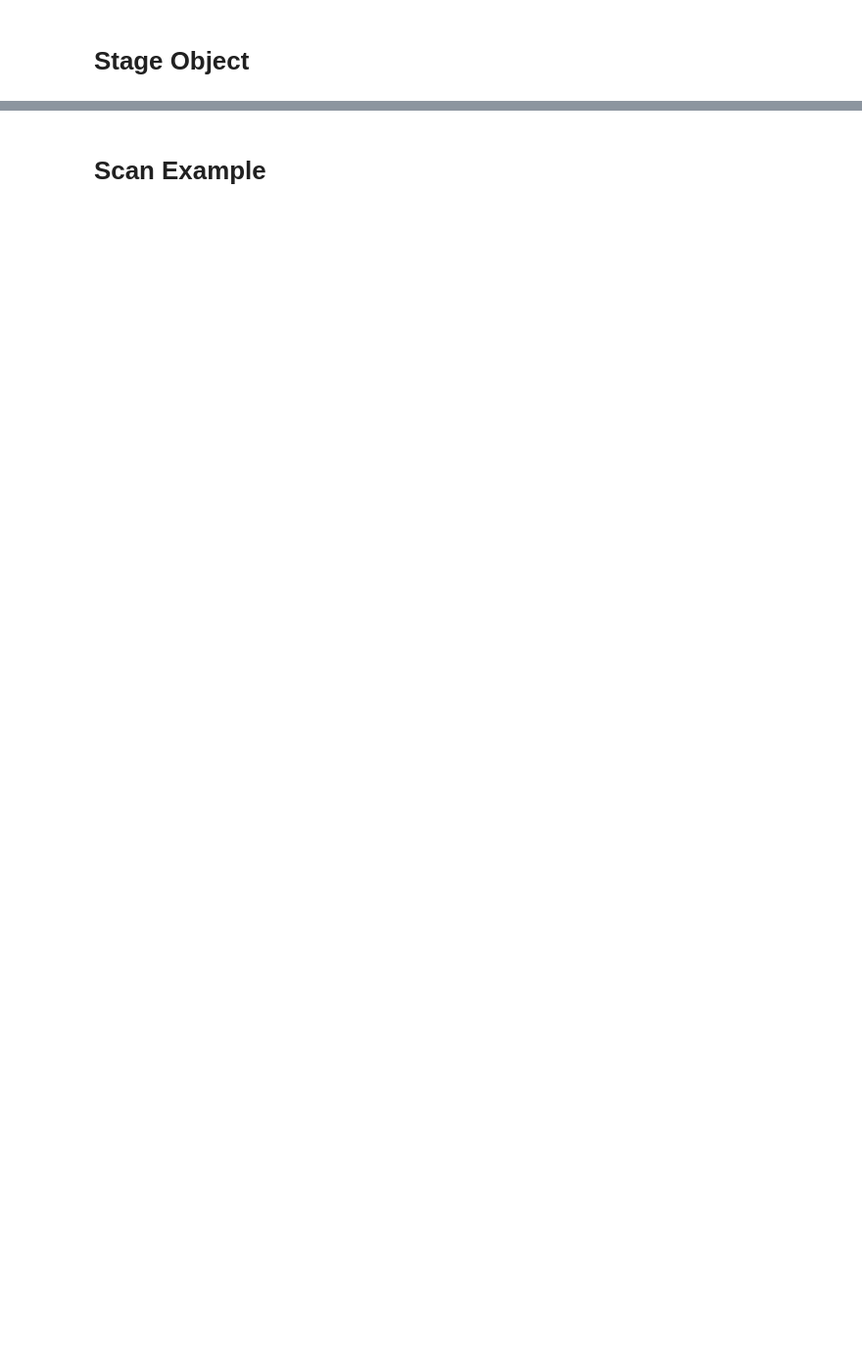
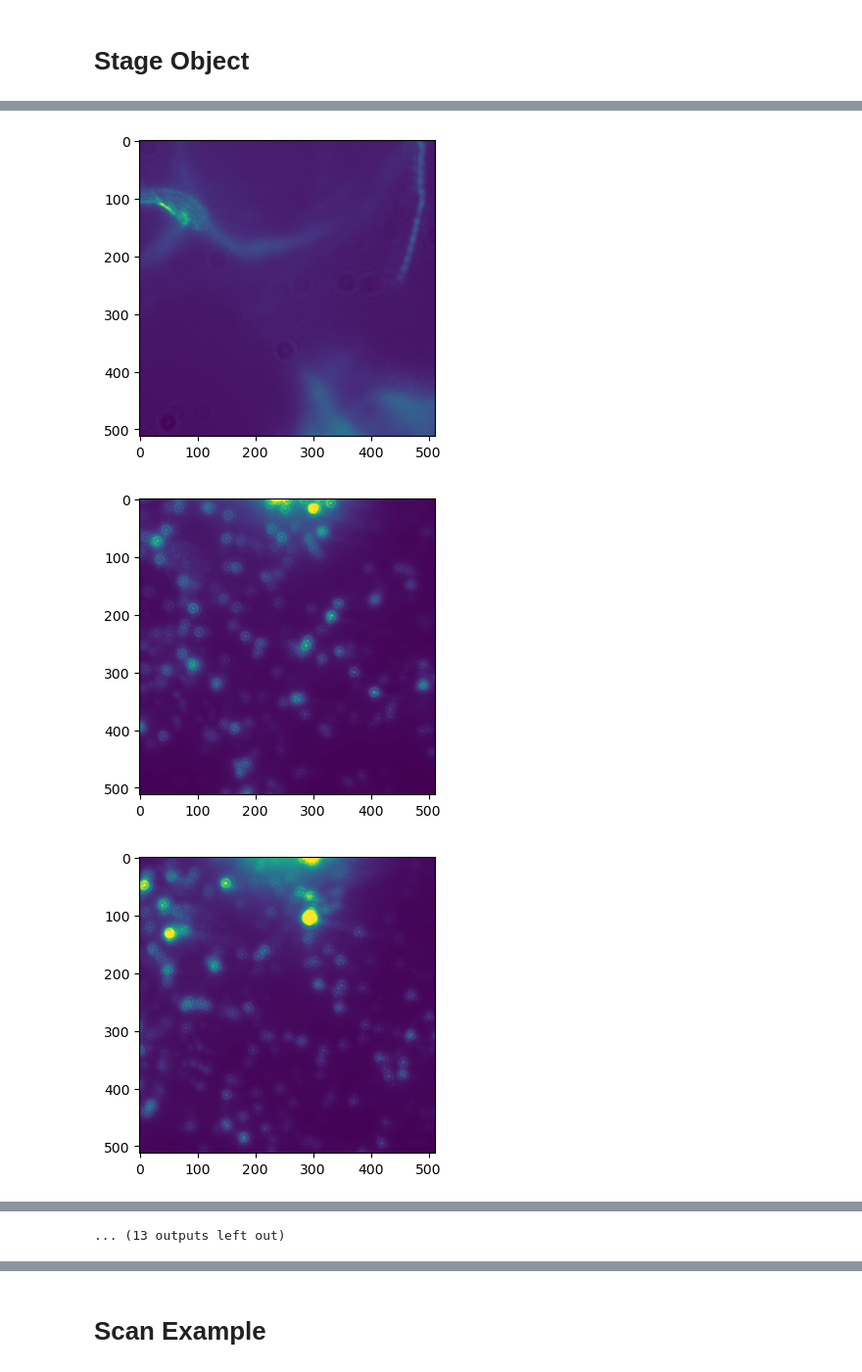
Before and after one commit to UTA-REST/MicroscopeControlSuite, a Jupyter notebook: ExampleHamAndStage.ipynb, the cells around one changed output, grey strips where cells are left out. Shown at 98% size. Drawn from its saved outputs; the diff is of its cells as text; code cells hidden in the pictures; blank space fills up the shorter version.

```diff
--- a/ExampleHamAndStage.ipynb
+++ b/ExampleHamAndStage.ipynb
@@ -77,0 +95,8 @@ Stage at  0 -0.75 3.8
+# %%
+for k in pics.keys():
+    plt.figure(figsize=(4,4),dpi=100)
+    plt.imshow(pics[k])
+# %% [output]
+[figure, added]
+[figure, added]
+[figure, added]
@@ -77,0 +112 @@ Stage at  0 -0.75 3.8
+... (13 outputs left out)
```
Also changed, not shown: parts of 15 cells of this notebook, 2 other files.
